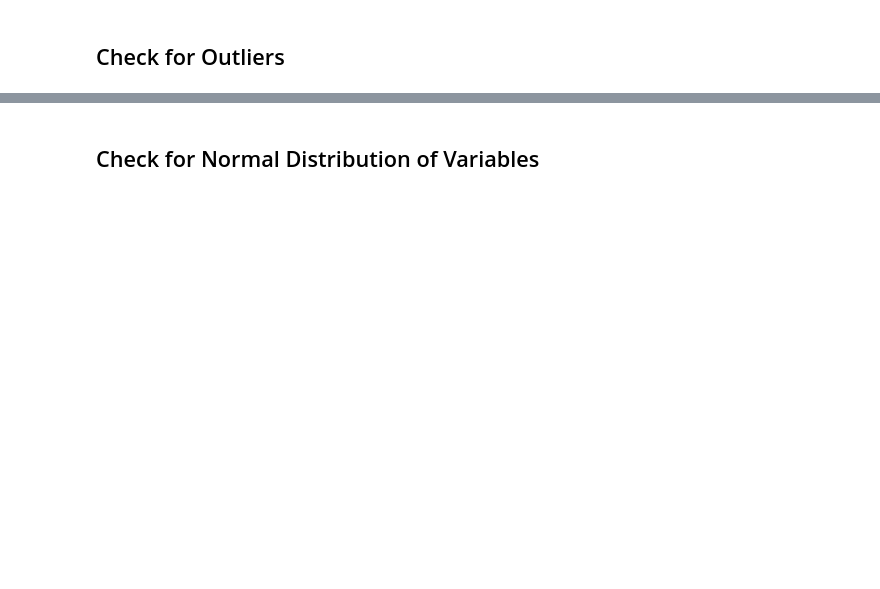
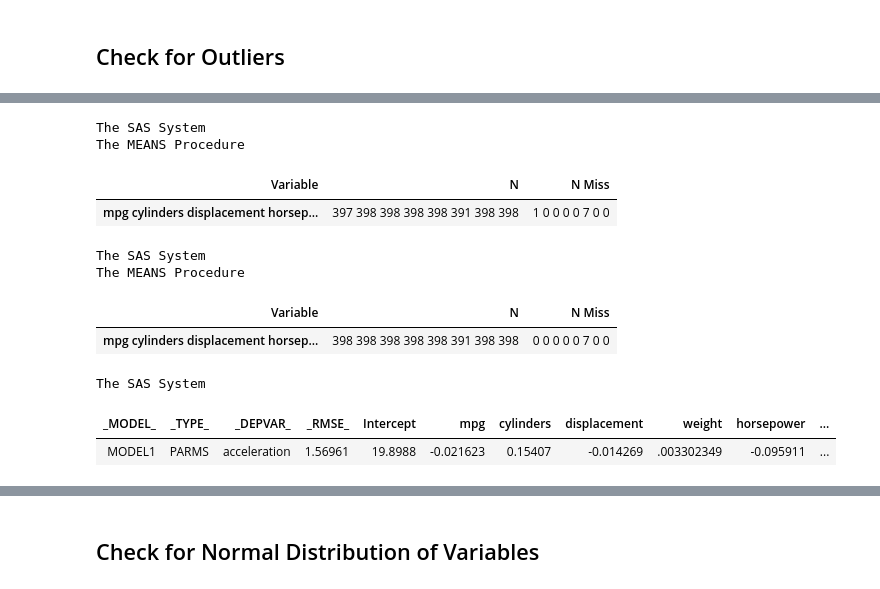
Before and after one commit to mr-amit-saini/UCI-Auto_MPG, a Jupyter notebook: Code/Auto_MPG_SAS.ipynb, the cells around one changed output, grey strips where cells are left out. Saved outputs shown, nothing was run; the diff lists cells and outputs as text; code cells hidden in the pictures; blank space fills up the shorter version.

```diff
--- a/Code/Auto_MPG_SAS.ipynb
+++ b/Code/Auto_MPG_SAS.ipynb
@@ -372,0 +395,70 @@ The MEANS Procedure
+# %%
+proc score data=need_predictions score=betas out=predictions type=parms;
+var mpg cylinders displacement weight acceleration model_year origin;
+run;
+
+data temp_3;
+set predictions;
+horsepower=Model1;
+drop model1;
+run;
+
+proc sort data=temp_3;
+by car_name weight;
+run;
+
+proc sort data=auto.outlier_null out=temp_4;
+by car_name weight;
+run;
+
+data temp_corrected;
+merge temp_4(in=l) temp_3(in=r);
+by car_name weight;
+if l=1;
+run;
+
+data auto.outlier_null;
+set temp_corrected;
+run;
+
+proc means data=auto.outlier_null n nmiss;
+run;
+# %% [output]
+The SAS System
+The MEANS Procedure
+| Variable | N | N Miss |
+| mpg cylinders displacement horsep... | 397 398 398 398 398 391 398 398 | 1 0 0 0 0 7 0 0 |
+# %%
+*Replacing the only one outlier of mpg variable with the mean value;
+
+data auto.outlier_null;
+set auto.outlier_null;
+if mpg eq . then mpg=23.5;
+run;
+
+proc means data=auto.outlier_null n nmiss;
+run;
+# %% [output]
+The SAS System
+The MEANS Procedure
+| Variable | N | N Miss |
+| mpg cylinders displacement horsep... | 398 398 398 398 398 391 398 398 | 0 0 0 0 0 7 0 0 |
+# %%
+*Model 2 to predict acceleration values;
+
+proc reg data = auto.outlier_null noprint outest=betas2;
+ model acceleration = mpg cylinders displacement weight horsepower model_year origin;
+run;
+quit;
+
+proc print data=betas2 noobs;
+run;
+
+data need_predictions2;
+set auto.outlier_null;
+where acceleration = .;
+run;
+# %% [output]
+The SAS System
+| _MODEL_ | _TYPE_ | _DEPVAR_ | _RMSE_ | Intercept | mpg | cylinders | displacement | weight | horsepower | ... |
+| MODEL1 | PARMS | acceleration | 1.56961 | 19.8988 | -0.021623 | 0.15407 | -0.014269 | .003302349 | -0.095911 | ... |
```
Also changed, not shown: parts of 17 cells of this notebook.
